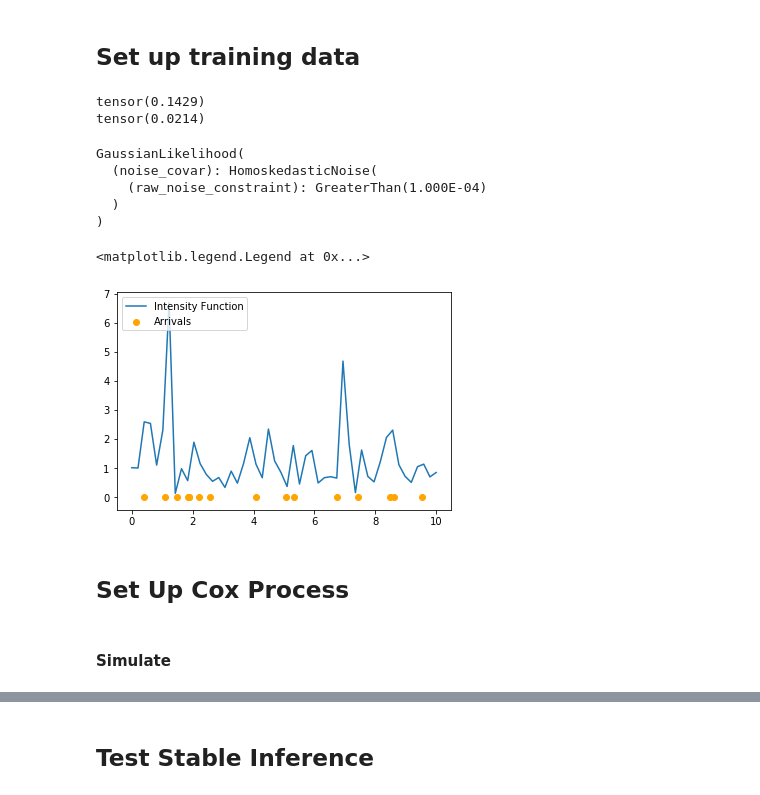
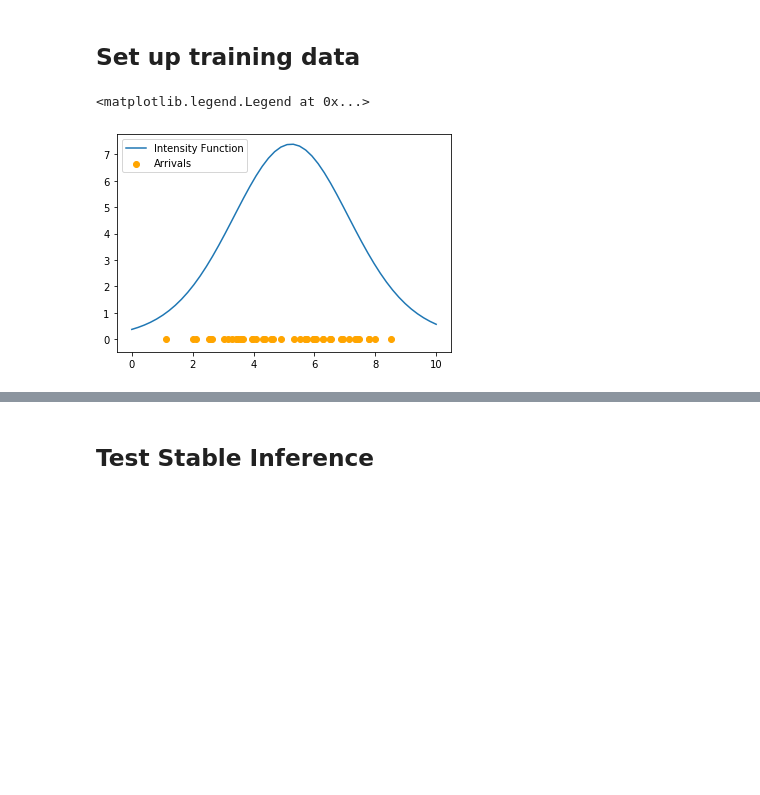
Before and after one commit to g-benton/GWBAO, a Jupyter notebook: cox-process/inference.ipynb, the cells around one changed output, grey strips where cells are left out. Drawn from its saved outputs; the diff is of its cells as text; code cells hidden in the pictures; blank space fills up the shorter version.

```diff
--- a/cox-process/inference.ipynb
+++ b/cox-process/inference.ipynb
@@ -25,41 +17,14 @@ class GPModel(gpytorch.models.ExactGP):
-# %%
-r_bao = torch.tensor(100/0.7/1000) # Gpc
-w_bao = torch.tensor(15/0.7/1000) # Gpc
-print(r_bao)
-print(w_bao)
-raw_r_bao = torch.log(torch.exp(r_bao) - 1)
-raw_w_bao = torch.log(torch.exp(w_bao) - 1)
-
-lh = gpytorch.likelihoods.GaussianLikelihood()
-sample_model = GPModel(None, None, lh)
-
-sample_model.covar_module.raw_gauss_mean.data = torch.log(torch.exp(r_bao) - 1)
-sample_model.covar_module.raw_gauss_sig.data = torch.log(torch.exp(w_bao) - 1)
-# %% [output]
-tensor(0.1429)
-tensor(0.0214)
-# %%
-sample_model.eval()
-lh.eval()
-# %% [output]
-GaussianLikelihood(
-  (noise_covar): HomoskedasticNoise(
-    (raw_noise_constraint): GreaterThan(1.000E-04)
-  )
-)
 # %%
 intense_pts = torch.linspace(0, 10, 50).unsqueeze(-1)
 
-intense_vals = sample_model(intense_pts).sample(sample_shape=torch.Size((1,))).squeeze()
+log_intense_vals = 3 * torch.sin(0.3*(intense_pts)) - 1
 # %%
-proc = PoissonProcess(intense_pts, intense_vals)
+proc = PoissonProcess(intense_pts, log_intensity=log_intense_vals)
 sim = proc.simulate()
 # %%
-plt.plot(intense_pts, intense_vals.exp(), label="Intensity Function")
+plt.plot(intense_pts, log_intense_vals.exp(), label="Intensity Function")
 plt.scatter(sim, torch.zeros_like(sim), label="Arrivals", color="orange")
 plt.legend(loc="upper left")
 # %% [output]
 <matplotlib.legend.Legend at 0x...>
-[figure, old version]
+[figure, new version]
-# %% [markdown]
-## Set Up Cox Process #
@@ -68,2 +30,0 @@ cox_proc = CoxProcess(intensity_grid=intense_pts, observations=sim)
-# %% [markdown]
-#### Simulate
```
Also changed, not shown: parts of 16 cells of this notebook.
